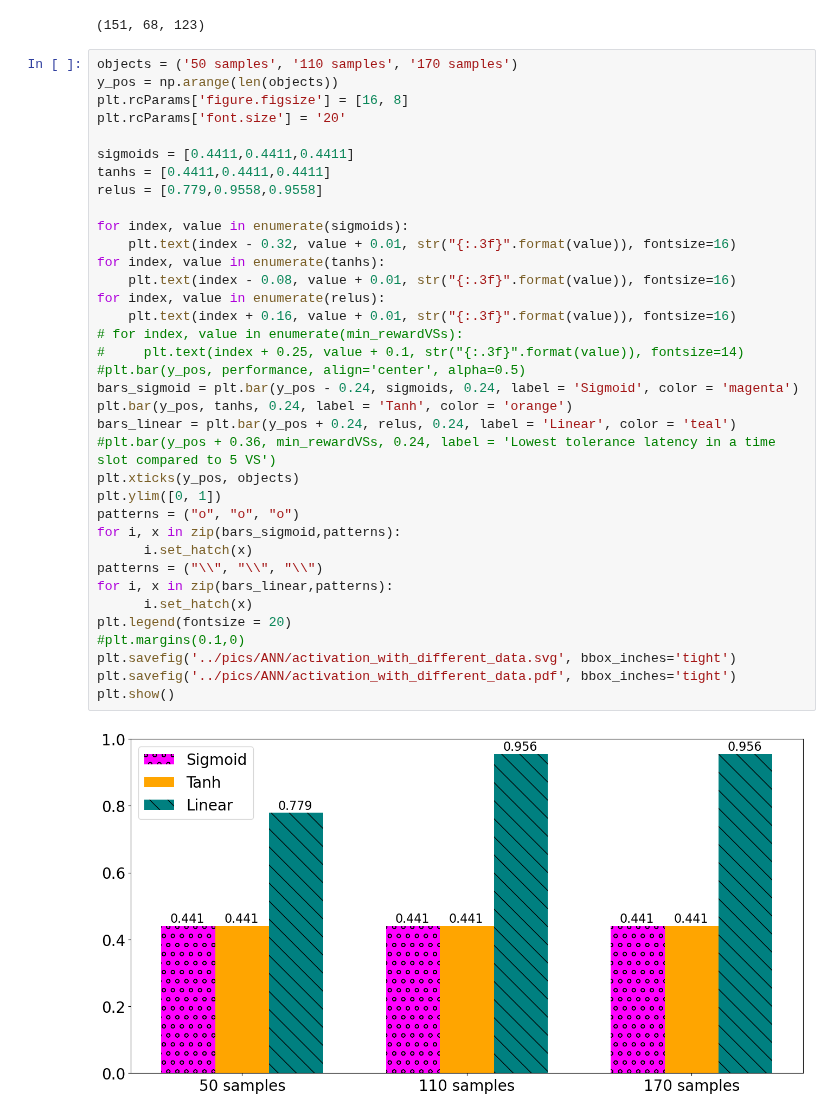
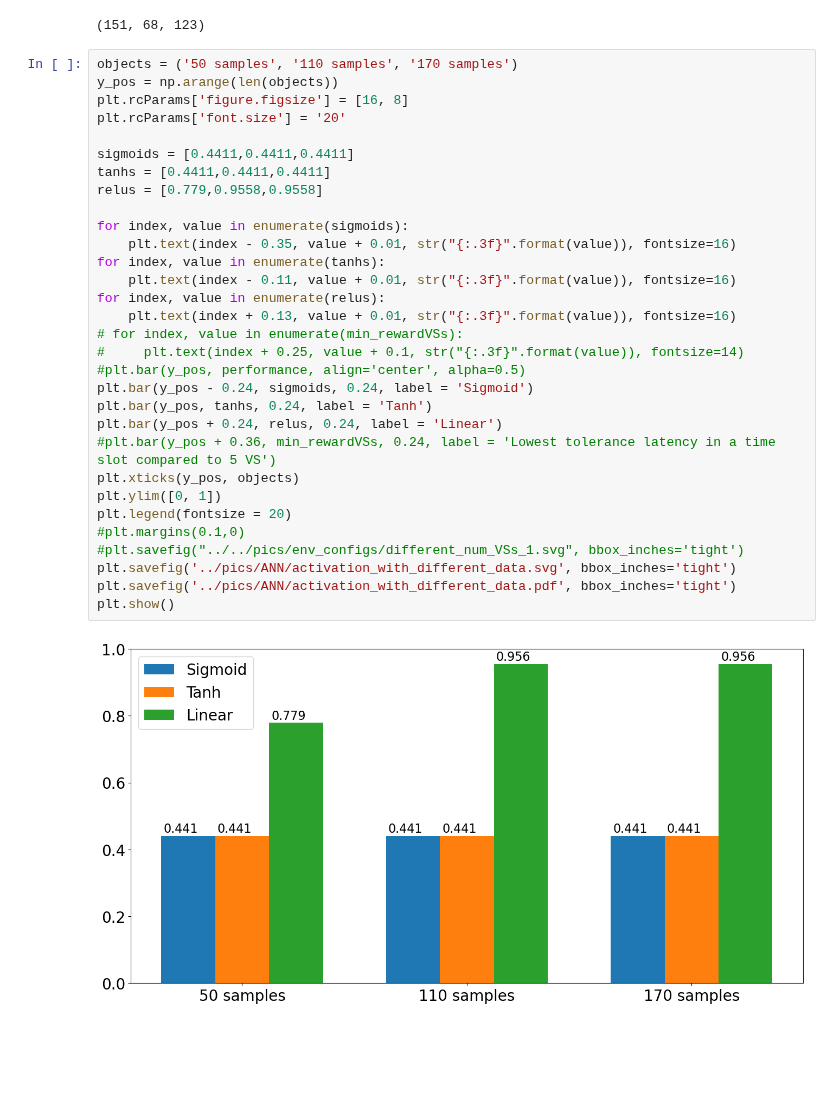
Before and after one commit to Tahuubinh/ML_HUST_PROJECT, a Jupyter notebook: code/ANN.ipynb, the cells around one changed output. Drawn from its saved outputs; the diff is of its cells as text; blank space fills up the shorter version.

Commit message:
Revert "New look chart"
This reverts commit cb60313fc7ce053ceaeb4eb62f7801f1e53328aa.

```diff
--- a/code/ANN.ipynb
+++ b/code/ANN.ipynb
@@ -635,38 +629,33 @@ np.count_nonzero(b == 'Adelie Penguin (Pygoscelis adeliae)'), np.count_nonzero(b
 # %%
 objects = ('50 samples', '110 samples', '170 samples')
 y_pos = np.arange(len(objects))
 plt.rcParams['figure.figsize'] = [16, 8]
 plt.rcParams['font.size'] = '20'
 
 sigmoids = [0.4411,0.4411,0.4411]
 tanhs = [0.4411,0.4411,0.4411]
 relus = [0.779,0.9558,0.9558]
 
 for index, value in enumerate(sigmoids):
-    plt.text(index - 0.32, value + 0.01, str("{:.3f}".format(value)), fontsize=16)
+    plt.text(index - 0.35, value + 0.01, str("{:.3f}".format(value)), fontsize=16)
 for index, value in enumerate(tanhs):
-    plt.text(index - 0.08, value + 0.01, str("{:.3f}".format(value)), fontsize=16)
+    plt.text(index - 0.11, value + 0.01, str("{:.3f}".format(value)), fontsize=16)
 for index, value in enumerate(relus):
-    plt.text(index + 0.16, value + 0.01, str("{:.3f}".format(value)), fontsize=16)
+    plt.text(index + 0.13, value + 0.01, str("{:.3f}".format(value)), fontsize=16)
 # for index, value in enumerate(min_rewardVSs):
 #     plt.text(index + 0.25, value + 0.1, str("{:.3f}".format(value)), fontsize=14)
 #plt.bar(y_pos, performance, align='center', alpha=0.5)
-bars_sigmoid = plt.bar(y_pos - 0.24, sigmoids, 0.24, label = 'Sigmoid', color = 'magenta')
-plt.bar(y_pos, tanhs, 0.24, label = 'Tanh', color = 'orange')
-bars_linear = plt.bar(y_pos + 0.24, relus, 0.24, label = 'Linear', color = 'teal')
+plt.bar(y_pos - 0.24, sigmoids, 0.24, label = 'Sigmoid')
+plt.bar(y_pos, tanhs, 0.24, label = 'Tanh')
+plt.bar(y_pos + 0.24, relus, 0.24, label = 'Linear')
 #plt.bar(y_pos + 0.36, min_rewardVSs, 0.24, label = 'Lowest tolerance latency in a time slot compared to 5 VS')
 plt.xticks(y_pos, objects)
 plt.ylim([0, 1])
-patterns = ("o", "o", "o")
-for i, x in zip(bars_sigmoid,patterns):
-      i.set_hatch(x)
-patterns = ("\\", "\\", "\\")
-for i, x in zip(bars_linear,patterns):
-      i.set_hatch(x)
 plt.legend(fontsize = 20)
 #plt.margins(0.1,0)
+#plt.savefig("../../pics/env_configs/different_num_VSs_1.svg", bbox_inches='tight')
 plt.savefig('../pics/ANN/activation_with_different_data.svg', bbox_inches='tight')
 plt.savefig('../pics/ANN/activation_with_different_data.pdf', bbox_inches='tight')
 plt.show()
 # %% [output]
-[figure, old version]
+[figure, new version]
```
Also changed, not shown: parts of 1 cell of this notebook, 2 other files.
